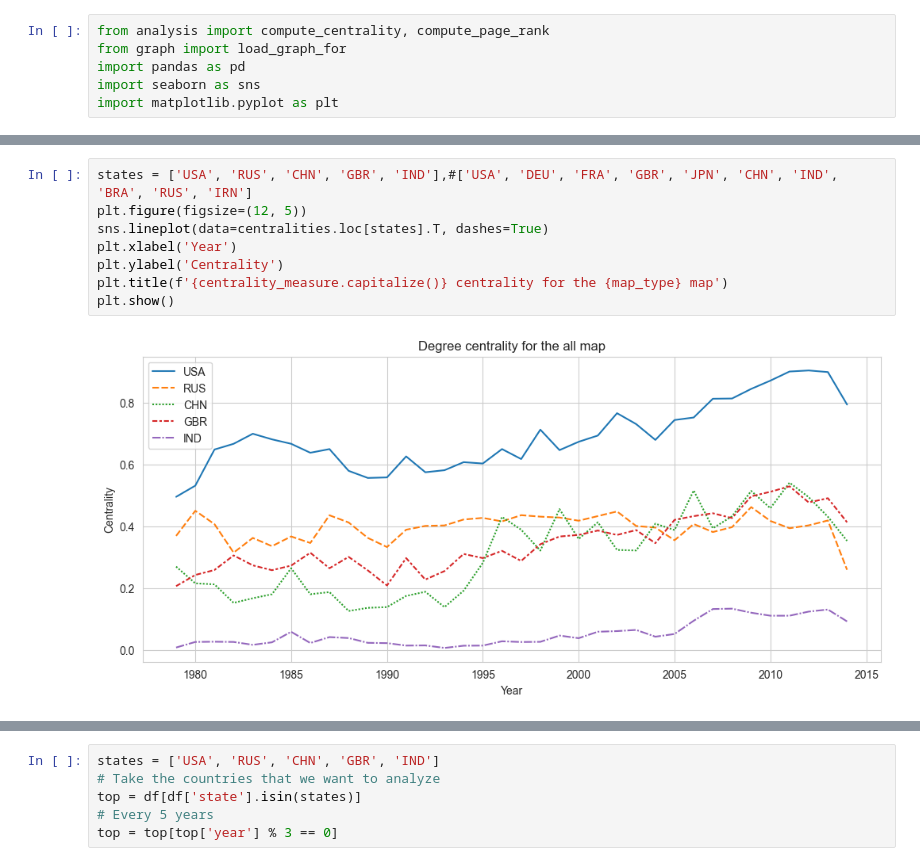
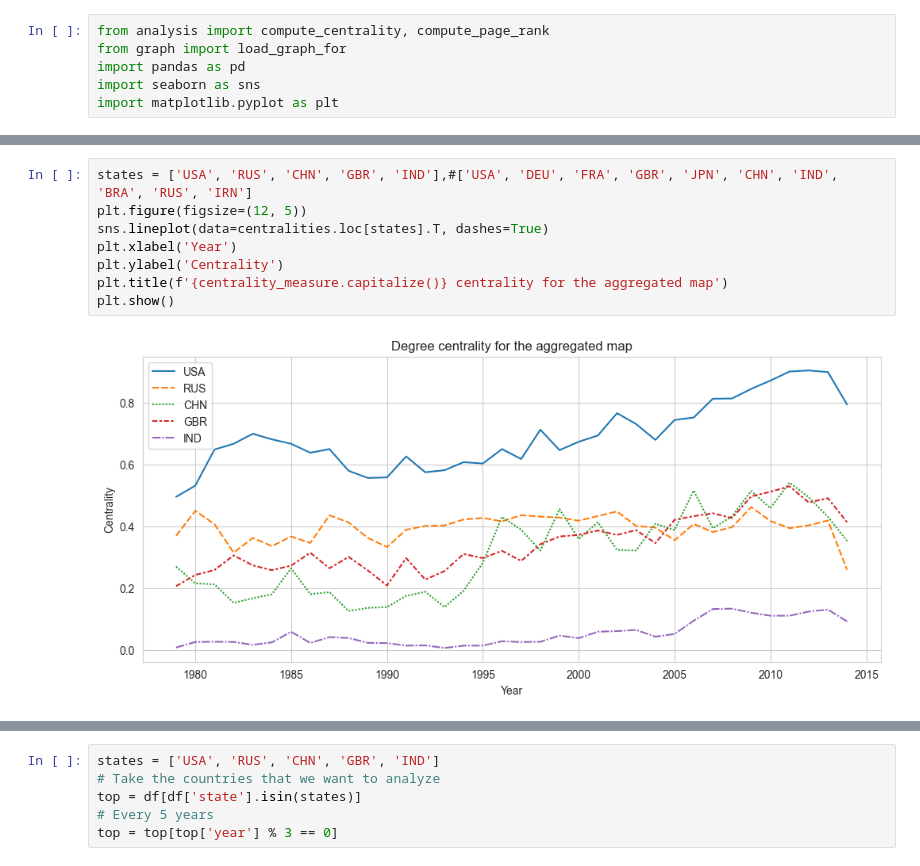
Before and after one commit to MatteoVannucchi0/Social-network-analysis-Project, a Jupyter notebook: preprocess_data.ipynb, the cells around one changed output, grey strips where cells are left out. Cells and saved outputs as stored; diff of their text form.

```diff
--- a/preprocess_data.ipynb
+++ b/preprocess_data.ipynb
@@ -136,13 +132,13 @@ centralities
 # %%
 states = ['USA', 'RUS', 'CHN', 'GBR', 'IND'],#['USA', 'DEU', 'FRA', 'GBR', 'JPN', 'CHN', 'IND', 'BRA', 'RUS', 'IRN']
 plt.figure(figsize=(12, 5))
 sns.lineplot(data=centralities.loc[states].T, dashes=True)
 plt.xlabel('Year')
 plt.ylabel('Centrality')
-plt.title(f'{centrality_measure.capitalize()} centrality for the {map_type} map')
+plt.title(f'{centrality_measure.capitalize()} centrality for the aggregated map')
 plt.show()
 # %% [output]
-[figure, old version]
+[figure, new version]
 # %%
 def print_centralities(year: int, nations: list):
     for centrality_measure in ['degree', 'closeness', 'betweenness', 'eigenvector']:
```
Also changed, not shown: parts of 15 cells of this notebook, 2 other files.
